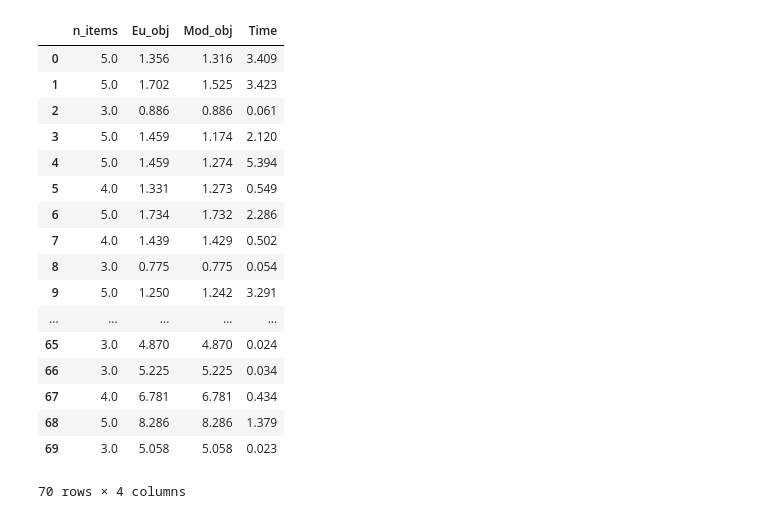
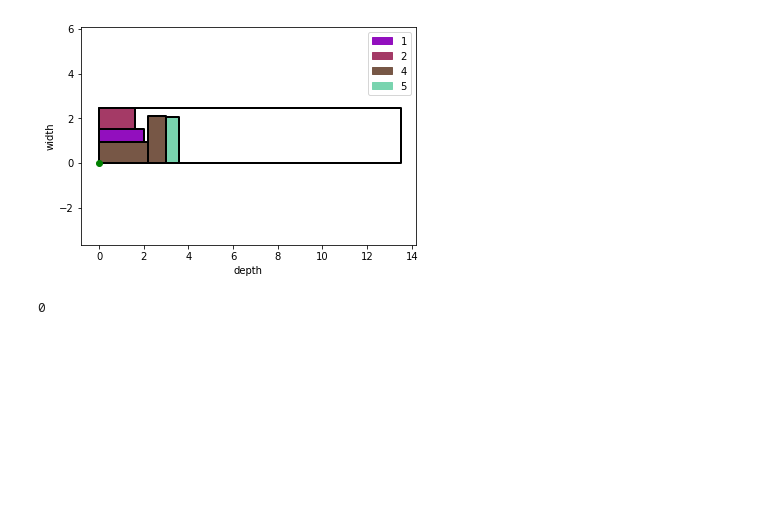
Before and after one commit to RossiDaniel/BinPackingModel, a Jupyter notebook: Or-Tools/model2DR/sfida.ipynb, the cells around one changed output. Cells and saved outputs as stored; diff of their text form; code cells hidden in the pictures; blank space fills up the shorter version.

```diff
--- a/Or-Tools/model2DR/sfida.ipynb
+++ b/Or-Tools/model2DR/sfida.ipynb
@@ -142,22 +188,25 @@ tot_df = tot_df[['n_items', 'Eu_obj', 'Mod_obj', 'Time']]
+# %%
+n_items = []
+Time = []
+eu_obj = []
+mod_obj = []
+feasible = []
 # %%
-for i in ist:
-    n_items = []
-    Time = []
-    eu_obj = []
-    mod_obj = []
-
-    for j in range(10):
-        items,bins=tc_sfida(i)
-        model = model_bin_packing(items,bins)
-        s,t,w,d,h,n=model.buildModel()
-        s.computeObj()
-        mod_obj.append(round(s.obj,3))
-        eu_obj.append(round(euristic(items,bins),3))
-        Time.append(round(t,3))
-        n_items.append(n)
-    dimensioni =pd.DataFrame({'n_items': n_items, 'Eu_obj': eu_obj,'Mod_obj': mod_obj, 'Time': Time})
-    dimensioni = dimensioni[['n_items', 'Eu_obj', 'Mod_obj', 'Time']]
-
-    dimensioni.to_excel('result'+str(i.index)+'.xlsx', encoding='utf8')
-    tot_df =tot_df.append(dimensioni,ignore_index=True)
-tot_df.to_excel('result_tot.xlsx', encoding='utf8')
+i = 0
+while True:
+    i +=1
+    items,bins=tc_sfida()
+    model = model_bin_packing(items,bins)
+    s,t,w,d,h,n=model.buildModel()
+    s.computeObj()
+    mod_obj.append(s.obj)
+    eu_obj.append(euristic(items,bins))
+    Time.append(round(t,3))
+    n_items.append(n)
+    feasible.append(checkSquence(s))
+    if checkSquence(s) == 0:
+        BP_plot.plotSolution(s)
+        break
+    if i >= 100: break
+# %% [output]
+[figure, added]
@@ -166,21 +212,0 @@ send_mail()
-# %%
-tot_df
-# %% [output]
-|  | n_items | Eu_obj | Mod_obj | Time |
-| 0 | 5.0 | 1.356 | 1.316 | 3.409 |
-| 1 | 5.0 | 1.702 | 1.525 | 3.423 |
-| 2 | 3.0 | 0.886 | 0.886 | 0.061 |
-| 3 | 5.0 | 1.459 | 1.174 | 2.120 |
-| 4 | 5.0 | 1.459 | 1.274 | 5.394 |
-| 5 | 4.0 | 1.331 | 1.273 | 0.549 |
-| 6 | 5.0 | 1.734 | 1.732 | 2.286 |
-| 7 | 4.0 | 1.439 | 1.429 | 0.502 |
-| 8 | 3.0 | 0.775 | 0.775 | 0.054 |
-| 9 | 5.0 | 1.250 | 1.242 | 3.291 |
-| ... | ... | ... | ... | ... |
-| 65 | 3.0 | 4.870 | 4.870 | 0.024 |
-| 66 | 3.0 | 5.225 | 5.225 | 0.034 |
-| 67 | 4.0 | 6.781 | 6.781 | 0.434 |
-| 68 | 5.0 | 8.286 | 8.286 | 1.379 |
-| 69 | 3.0 | 5.058 | 5.058 | 0.023 |
-70 rows × 4 columns
@@ -186,0 +217,4 @@ tot_df
+# %%
+correctSequenceUnload(s)
+# %% [output]
+0
```
Also changed, not shown: parts of 8 cells of this notebook, 2 other files.
